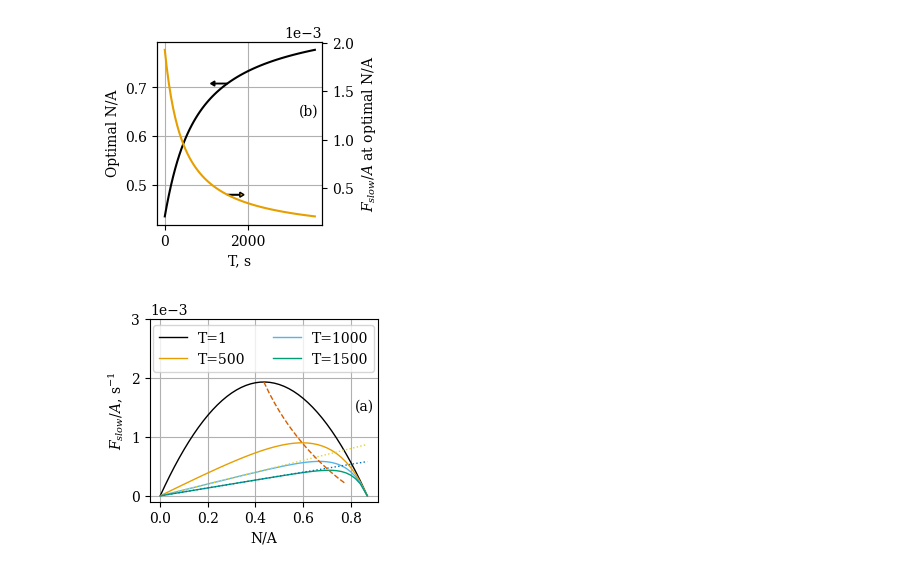
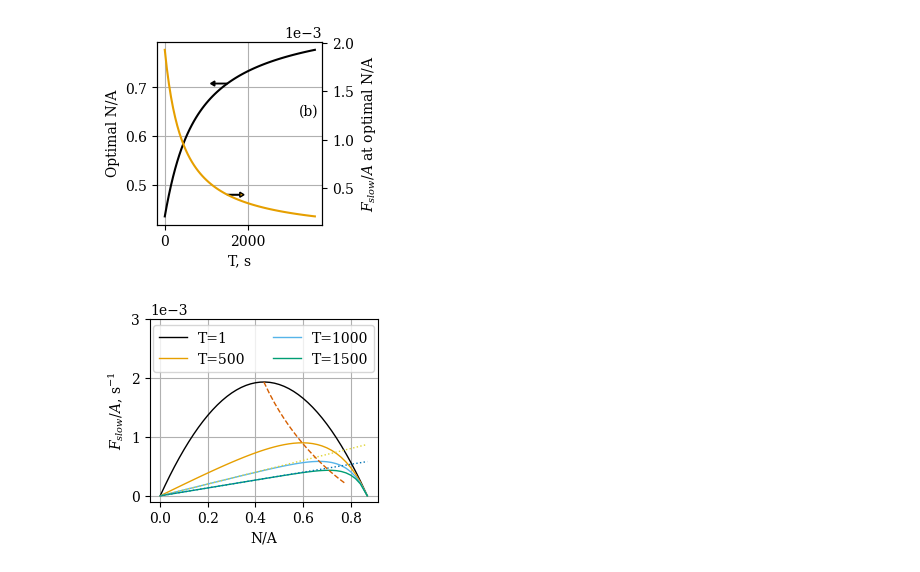
Before and after one commit to ELFREELAND/minecraft_sheep, a Jupyter notebook: deterministic/deterministic_plots.ipynb, the cells around one changed output. Drawn from its saved outputs; the diff is of its cells as text; code cells hidden in the pictures.

```diff
--- a/deterministic/deterministic_plots.ipynb
+++ b/deterministic/deterministic_plots.ipynb
@@ -137,30 +137,30 @@ plt.savefig("optimal_na.pdf")
 # %%
 f, ax = plt.subplots(layout="constrained", figsize=(2.8,2.5))
 
 ax.set_prop_cycle(wong_cycle)
 
 ax.plot(density, F_slowA[0,0:], "-", label="T={0:.0f}".format(T[0]), linewidth=1)
 ax.plot(density, F_slowA[10,0:], "-", label="T={0:.0f}".format(T[10]), linewidth=1)
 ax.plot(density, F_slowA[20,0:], "-", label="T={0:.0f}".format(T[20]), linewidth=1)
 ax.plot(density, F_slowA[30,0:], "-", label="T={0:.0f}".format(T[30]), linewidth=1)
 
 ax.plot(density, density/1000, ":", linewidth=1)
 ax.plot(density, density/1500, ":", linewidth=1)
 
 ax.plot(N_opt, F_slowA_opt, "--", linewidth=1)
 
 ax.set_xlabel("N/A")
 ax.set_ylabel("$F_{slow}/A$, s$^{-1}$")
 ax.set_ylim([-0.0001, 0.003])
 ax.legend(ncols=2, loc="upper center")
 
 ax.grid(True)
 
-ax.annotate("(a)", (0.9, 0.5), xycoords="axes fraction")
+#ax.annotate("(a)", (0.9, 0.5), xycoords="axes fraction")
 
 ax.ticklabel_format(scilimits=(-2,5))
 
 #plt.show()
 plt.savefig("f_slow_na_t.pdf")
 # %% [output]
-[figure, old version]
+[figure, new version]
```
Also changed, not shown: 25 other files.
